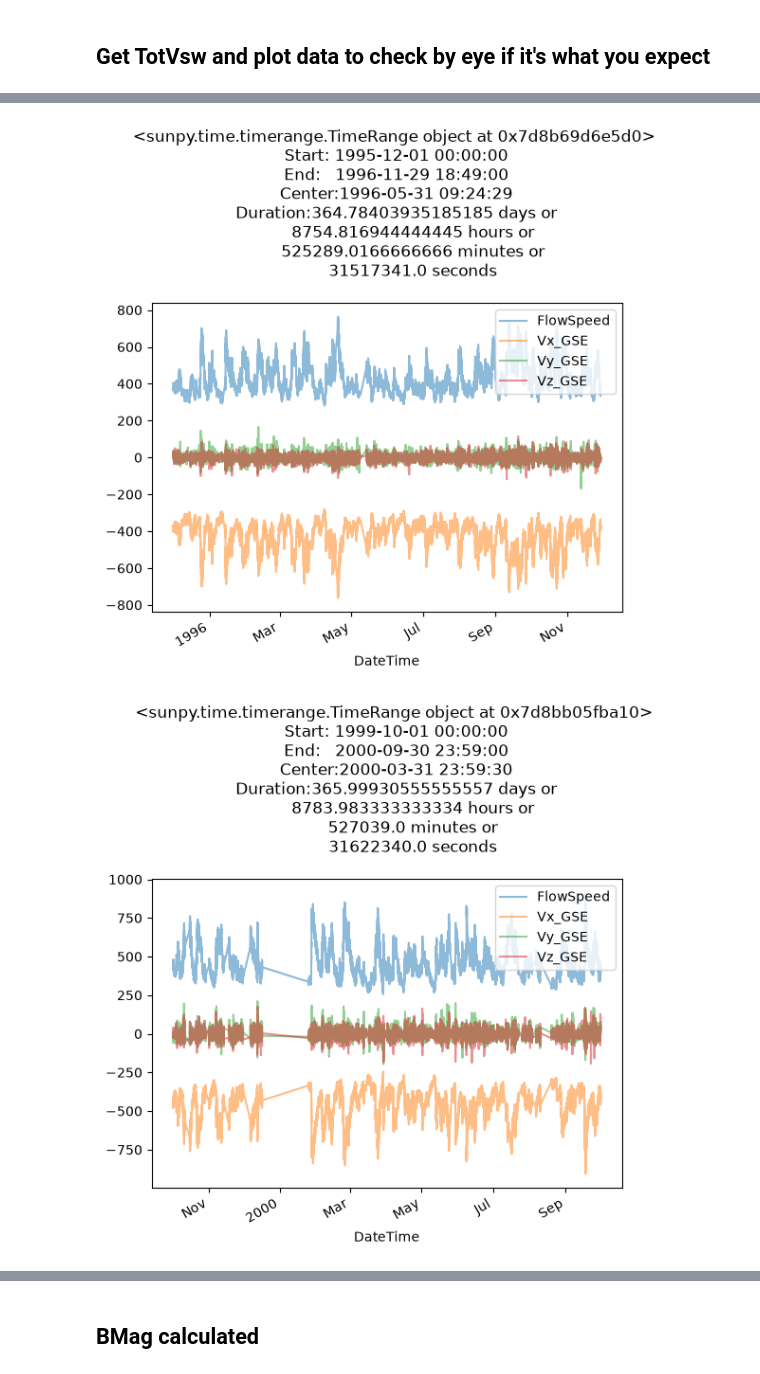
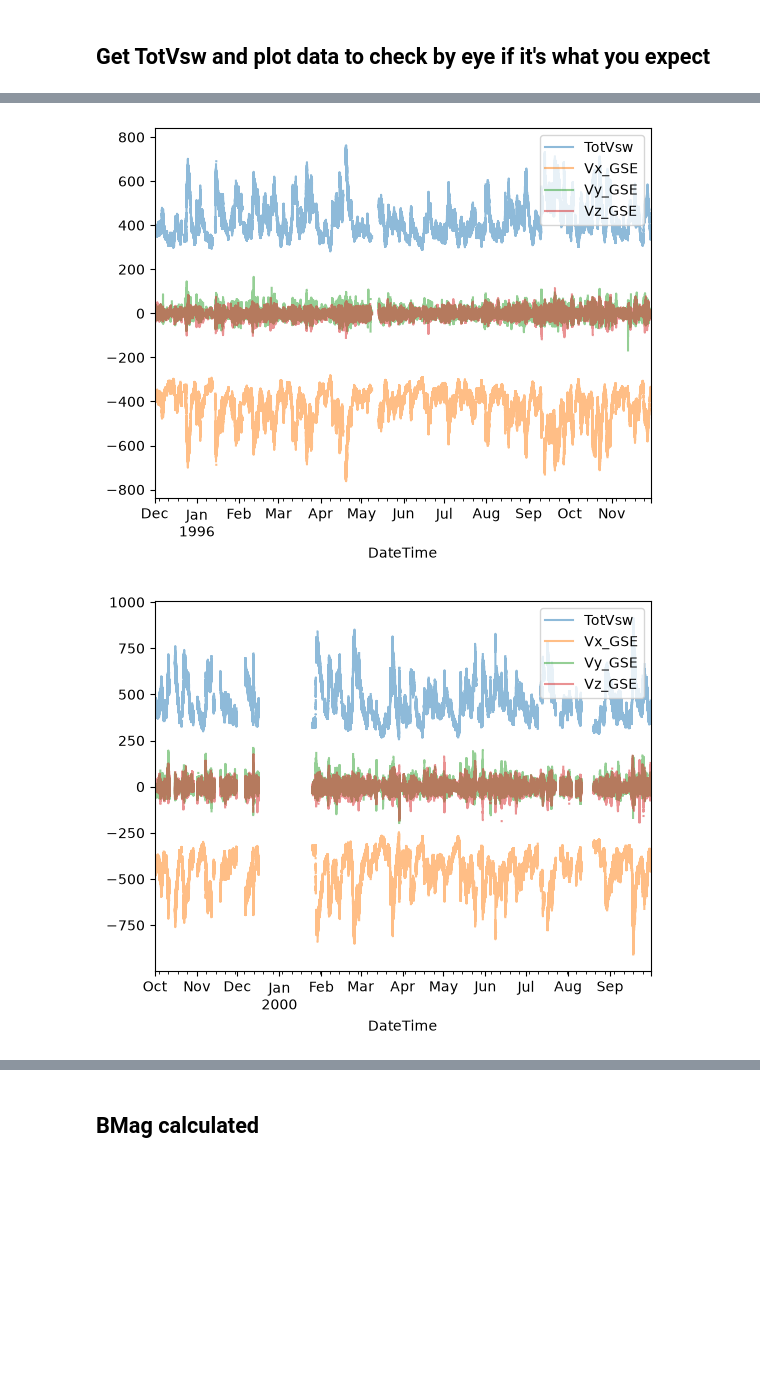
Before and after one commit to rahyndman/SolarWindCode, a Jupyter notebook: PlottingDataWindOnlyData.ipynb, the cells around one changed output, grey strips where cells are left out. Saved outputs shown, nothing was run; the diff lists cells and outputs as text; code cells hidden in the pictures; blank space fills up the shorter version.

```diff
--- a/PlottingDataWindOnlyData.ipynb
+++ b/PlottingDataWindOnlyData.ipynb
@@ -564,10 +461,8 @@ PlotVswFiltered(dataTSC24Max, 10000)
 # %%
-
-
-PlotVswRemoveFiller(dataTSC23Min)
-PlotVswRemoveFiller(dataTSC23Max)
-PlotVswRemoveFiller(dataTSC24Min)
-PlotVswRemoveFiller(dataTSC24Max)
+PlotVsw(dataTSC23Min)
+PlotVsw(dataTSC23Max)
+PlotVsw(dataTSC24Min)
+PlotVsw(dataTSC24Max)
 # %% [output]
-[figure, old version]
+[figure, new version]
-[figure, old version]
+[figure, new version]
```
Also changed, not shown: parts of 30 cells of this notebook, 1 other file.
